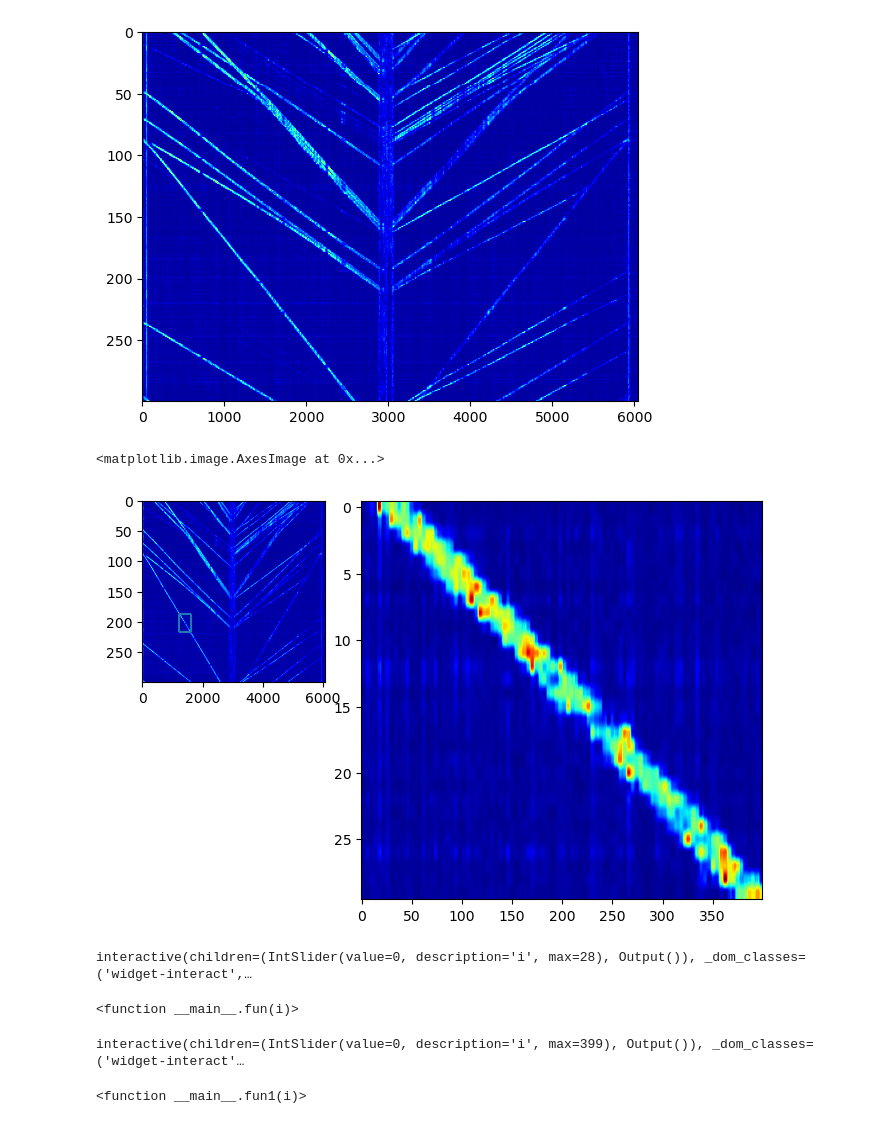
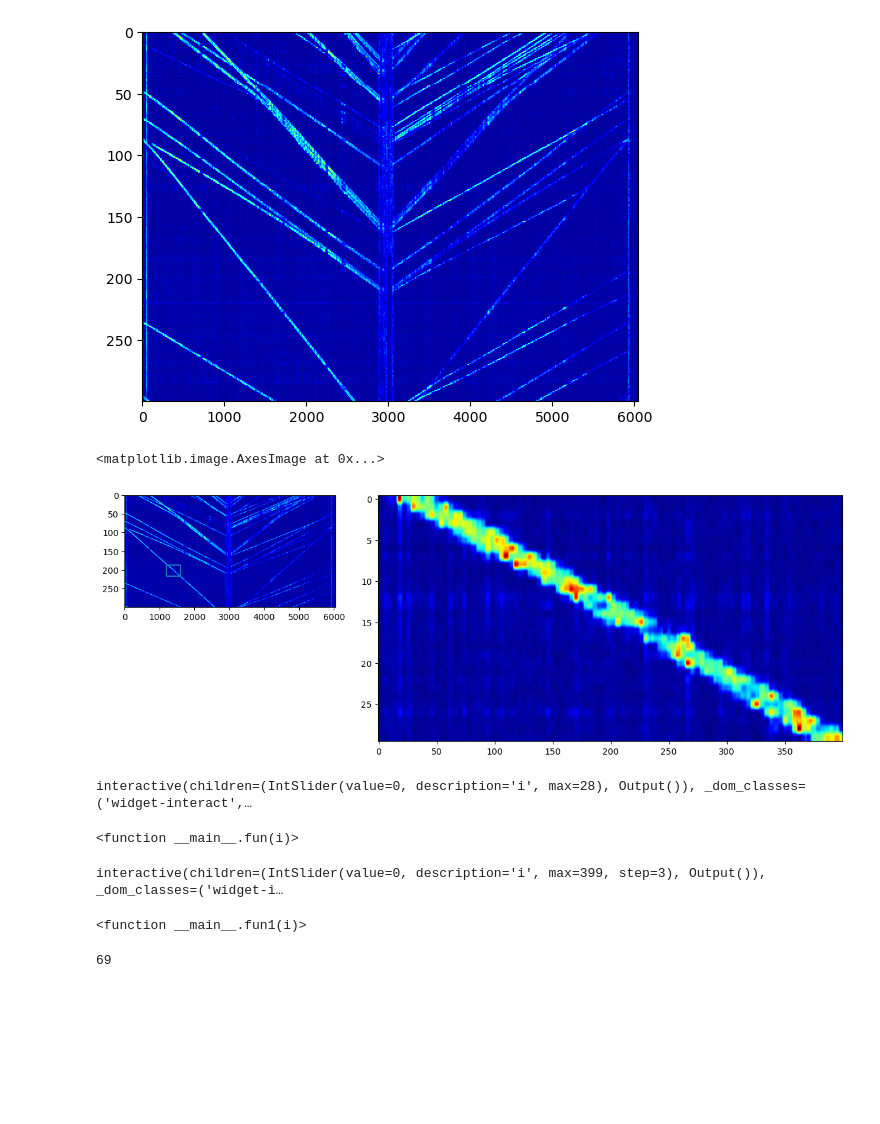
Before and after one commit to juWuBabaaaa/keypoint-research, a Jupyter notebook: 20230113.ipynb, the cells around one changed output. Drawn from its saved outputs; the diff is of its cells as text; code cells hidden in the pictures; blank space fills up the shorter version.

```diff
--- a/20230113.ipynb
+++ b/20230113.ipynb
@@ -15,21 +16,21 @@ plt.show()
 # %%
 t = 187
 b = 217
 l = 1200
 r = 1600
-fig = plt.figure(figsize=(8, 8))
+fig = plt.figure(figsize=(15, 8))
 gs = fig.add_gridspec(3, 3)
 ax1 = fig.add_subplot(gs[0, 0])
 ax1.hlines(t, l, r)
 ax1.hlines(b, l, r)
 ax1.vlines(l, t, b)
 ax1.vlines(r, t, b)
 ax1.imshow(arr, cmap='jet', aspect='auto')
 ax2 = fig.add_subplot(gs[:2, 1:])
 piece = arr[t:b, l:r]
 ax2.imshow(piece, cmap='jet', aspect='auto')
 # %% [output]
 <matplotlib.image.AxesImage at 0x...>
-[figure, old version]
+[figure, new version]
 # %%
 def fun(i):
@@ -45,7 +47,7 @@ def fun1(i):
     plt.plot(piece[:, i], 'o--', markersize=3)
     plt.ylim([0, 1.5])
 
-interact(fun1, i=IntSlider(0, max=399))
+interact(fun1, i=IntSlider(0, max=399, step=3))
 # %% [output]
-interactive(children=(IntSlider(value=0, description='i', max=399), Output()), _dom_classes=('widget-interact'…
+interactive(children=(IntSlider(value=0, description='i', max=399, step=3), Output()), _dom_classes=('widget-i…
 <function __main__.fun1(i)>
@@ -53,0 +54,4 @@ interactive(children=(IntSlider(value=0, description='i', max=399), Output()), _
+# %%
+126-57
+# %% [output]
+69
```
Also changed, not shown: parts of 7 cells of this notebook, 2 other files.
